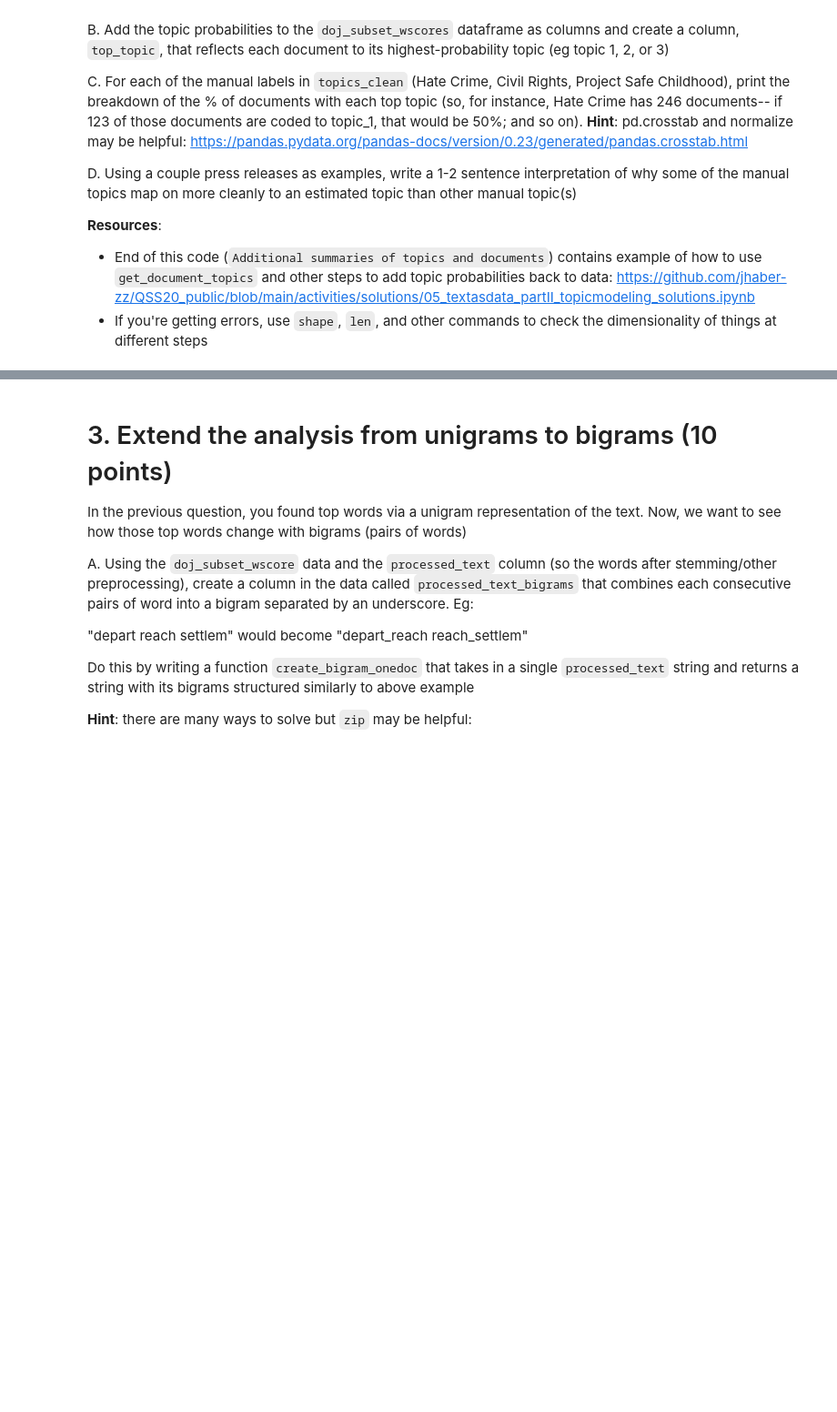
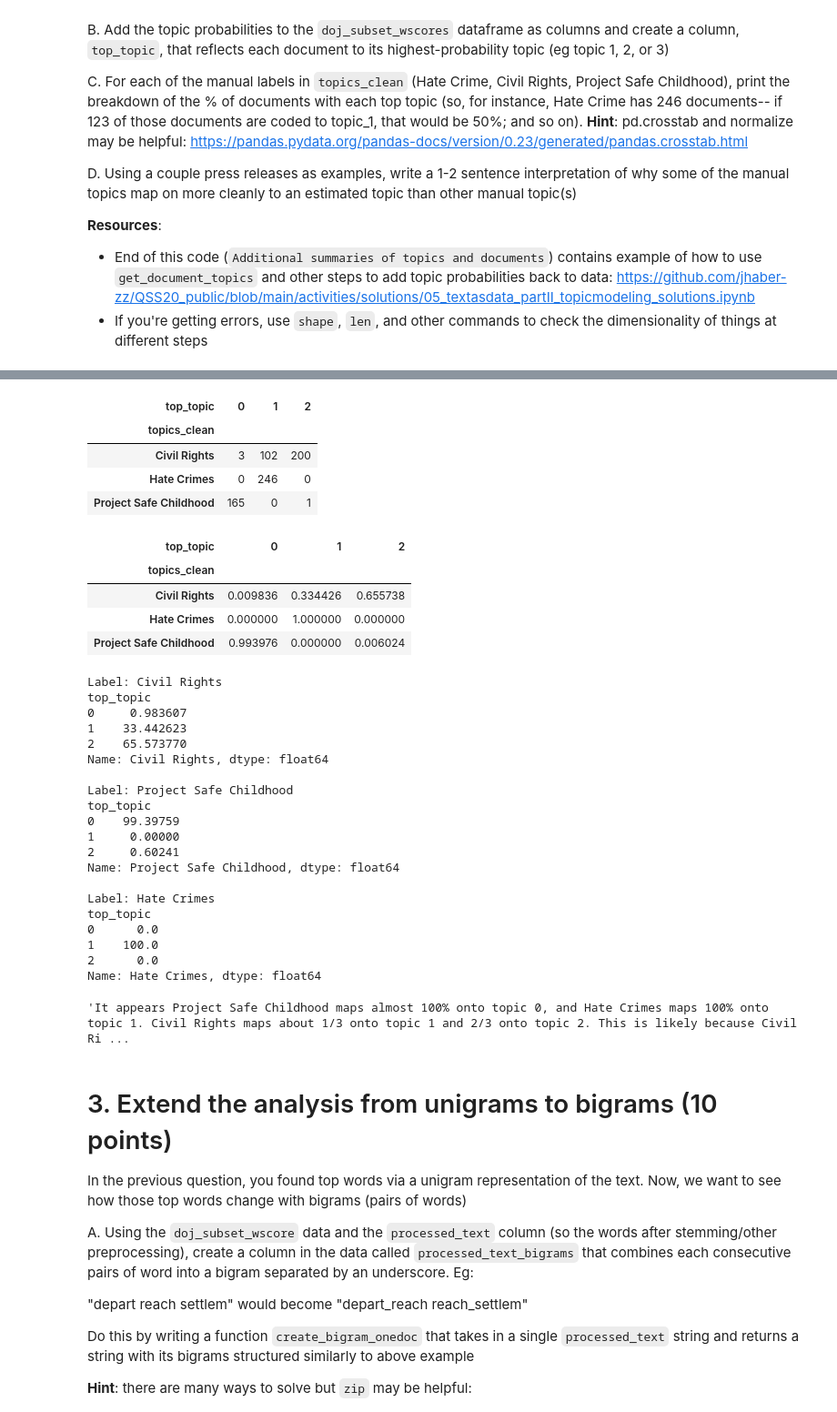
Before and after one commit to alexcraig043/qss-20, a Jupyter notebook: problemsets/pset4/pset4_f0055yb_f005g0v.ipynb, the cells around one changed output, grey strips where cells are left out. Shown at 91% size. Saved outputs shown, nothing was run; the diff lists cells and outputs as text; code cells hidden in the pictures; blank space fills up the shorter version.

```diff
--- a/problemsets/pset4/pset4_f0055yb_f005g0v.ipynb
+++ b/problemsets/pset4/pset4_f0055yb_f005g0v.ipynb
@@ -348,3 +335,6 @@ id = 16-217 (this case: https://www.wlbt.com/story/32275512/three-mississippi-co
 custom_doj_stopwords = ["civil", "rights", "division", "department", "justice",
                         "office", "attorney", "district", "case", "investigation", "assistant",
                        "trial", "assistance", "assist"]
+
+stop_words = stopwords.words('english') + custom_doj_stopwords
+print(stop_words)
@@ -414,0 +553,9 @@ D. Using a couple press releases as examples, write a 1-2 sentence interpretatio
+# %%
+## your code here to get doc-level topic probabilities
+
+# extract probabilities
+topic_probs_bydoc = [ldamod_proc.get_document_topics(item, minimum_probability=0) for item in corpus_fromdict]
+# print(topic_probs_bydoc)
+
+# make sure length of the list is equal to the number of rows in the doj_subset_wscores dataframe
+print('It is', len(topic_probs_bydoc) == len(doj_subset_wscore), 'that the length of topic_probs_bydoc equals the length of doj_subset_wscre')
@@ -415,2 +564,7 @@ D. Using a couple press releases as examples, write a 1-2 sentence interpretatio
 # %%
 ## your code here to add those topic probabilities to the dataframe
+def highestValue(list):
+    return sorted(list, key=lambda x: x[1], reverse=True)[0][0]
+
+doj_subset_wscore['top_topic'] = [highestValue(probability_set) for probability_set in topic_probs_bydoc]
+doj_subset_wscore['top_topic'].sample(20)
@@ -419,3 +589,53 @@ D. Using a couple press releases as examples, write a 1-2 sentence interpretatio
+# %%
+## your code here to summarize the topic proportions for each of the topics_clean
+
+# Calculate the crosstab with the numerical distribution
+ct_counts = pd.crosstab(doj_subset_wscore['topics_clean'], doj_subset_wscore['top_topic'])
+ct_counts
+
+# Calculate the crosstab with the percentage distribution
+ct_prop = pd.crosstab(doj_subset_wscore['topics_clean'], doj_subset_wscore['top_topic'], normalize='index')
+ct_prop
+
+# Loop over each label in topics_clean and print the percentage breakdown of top topics
+for label in doj_subset_wscore['topics_clean'].unique():
+    print(f"\nLabel: {label}")
+    print(ct_prop.loc[label] * 100) # Multiply by 100 to convert decimal to percentage
+# %% [output]
+| top_topic | 0 | 1 | 2 |
+| topics_clean |  |  |  |
+| Civil Rights | 3 | 102 | 200 |
+| Hate Crimes | 0 | 246 | 0 |
+| Project Safe Childhood | 165 | 0 | 1 |
+| top_topic | 0 | 1 | 2 |
+| topics_clean |  |  |  |
+| Civil Rights | 0.009836 | 0.334426 | 0.655738 |
+| Hate Crimes | 0.000000 | 1.000000 | 0.000000 |
+| Project Safe Childhood | 0.993976 | 0.000000 | 0.006024 |
+Label: Civil Rights
+top_topic
+0     0.983607
+1    33.442623
+2    65.573770
+Name: Civil Rights, dtype: float64
+
+Label: Project Safe Childhood
+top_topic
+0    99.39759
+1     0.00000
+2     0.60241
+Name: Project Safe Childhood, dtype: float64
+
+Label: Hate Crimes
+top_topic
+0      0.0
+1    100.0
+2      0.0
+Name: Hate Crimes, dtype: float64
+# %%
+"It appears Project Safe Childhood maps almost 100% onto topic 0, and Hate Crimes maps 100% onto topic 1. Civil Rights maps about 1/3 onto topic 1 and 2/3 onto topic 2. This is likely because Civil Rights cases are more broad than the other two topics, and so they are more likely to have a mix of topics."
+# %% [output]
+'It appears Project Safe Childhood maps almost 100% onto topic 0, and Hate Crimes maps 100% onto topic 1. Civil Rights maps about 1/3 onto topic 1 and 2/3 onto topic 2. This is likely because Civil Ri ...
 # %% [markdown]
 # 3. Extend the analysis from unigrams to bigrams (10 points)
 
```
Also changed, not shown: parts of 34 cells of this notebook, 2 other files.
